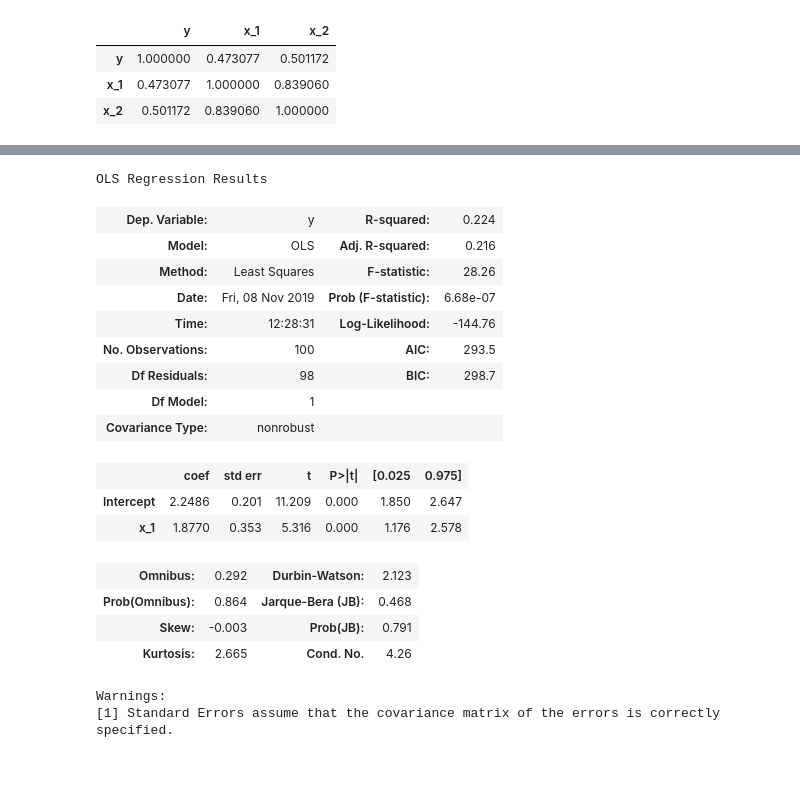
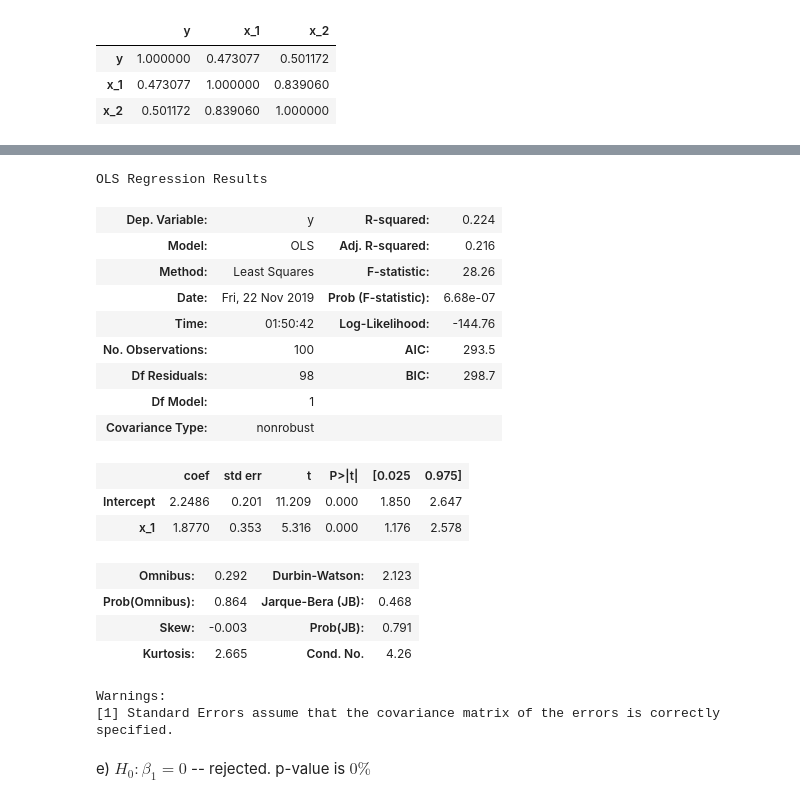
Before and after one commit to Fadion96/Data_Mining, a Jupyter notebook: linear_regression/ex9_14.ipynb, the cells around one changed output, grey strips where cells are left out. Cells and saved outputs as stored; diff of their text form; code cells hidden in the pictures; blank space fills up the shorter version.

```diff
--- a/linear_regression/ex9_14.ipynb
+++ b/linear_regression/ex9_14.ipynb
@@ -56,13 +75,14 @@ Warnings:
 # %%
-model2 = sm.ols(formula="y ~ x_1", data=df).fit()
-model2.summary()
+model2 = sm.ols(formula="y ~ x_1", data=df)
+results2 = model2.fit()
+results2.summary()
 # %% [output]
 OLS Regression Results
 | Dep. Variable: | y | R-squared: | 0.224 |
 | Model: | OLS | Adj. R-squared: | 0.216 |
 | Method: | Least Squares | F-statistic: | 28.26 |
-| Date: | Fri, 08 Nov 2019 | Prob (F-statistic): | 6.68e-07 |
-| Time: | 12:28:31 | Log-Likelihood: | -144.76 |
+| Date: | Fri, 22 Nov 2019 | Prob (F-statistic): | 6.68e-07 |
+| Time: | 01:50:42 | Log-Likelihood: | -144.76 |
 | No. Observations: | 100 | AIC: | 293.5 |
 | Df Residuals: | 98 | BIC: | 298.7 |
 | Df Model: | 1 |  |  |
@@ -76,4 +96,7 @@ OLS Regression Results
 | Kurtosis: | 2.665 | Cond. No. | 4.26 |
 Warnings:
 [1] Standard Errors assume that the covariance matrix of the errors is correctly specified.
+# %% [markdown]
+e)
+$H_0:\beta_1 = 0$ -- rejected. p-value is $0\%$
 # %%
```
Also changed, not shown: parts of 13 cells of this notebook, 1 other file.
